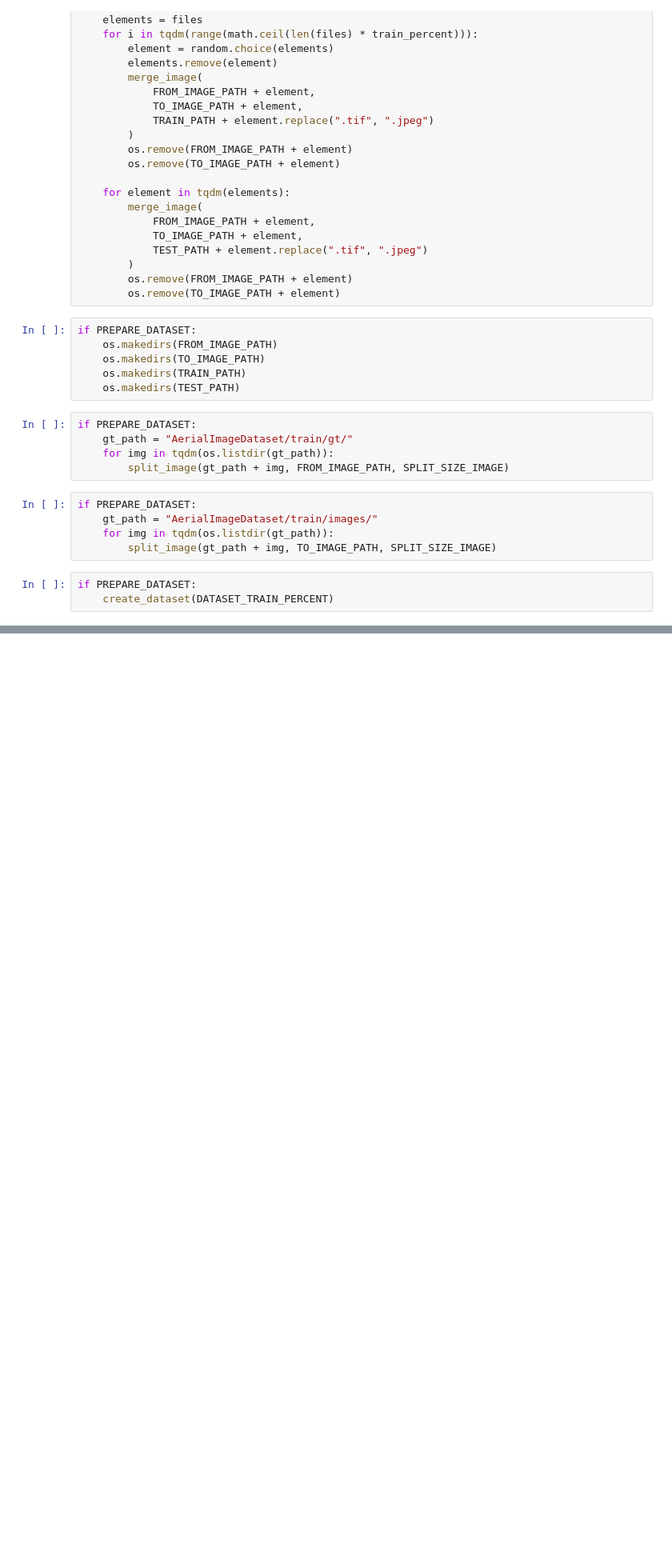
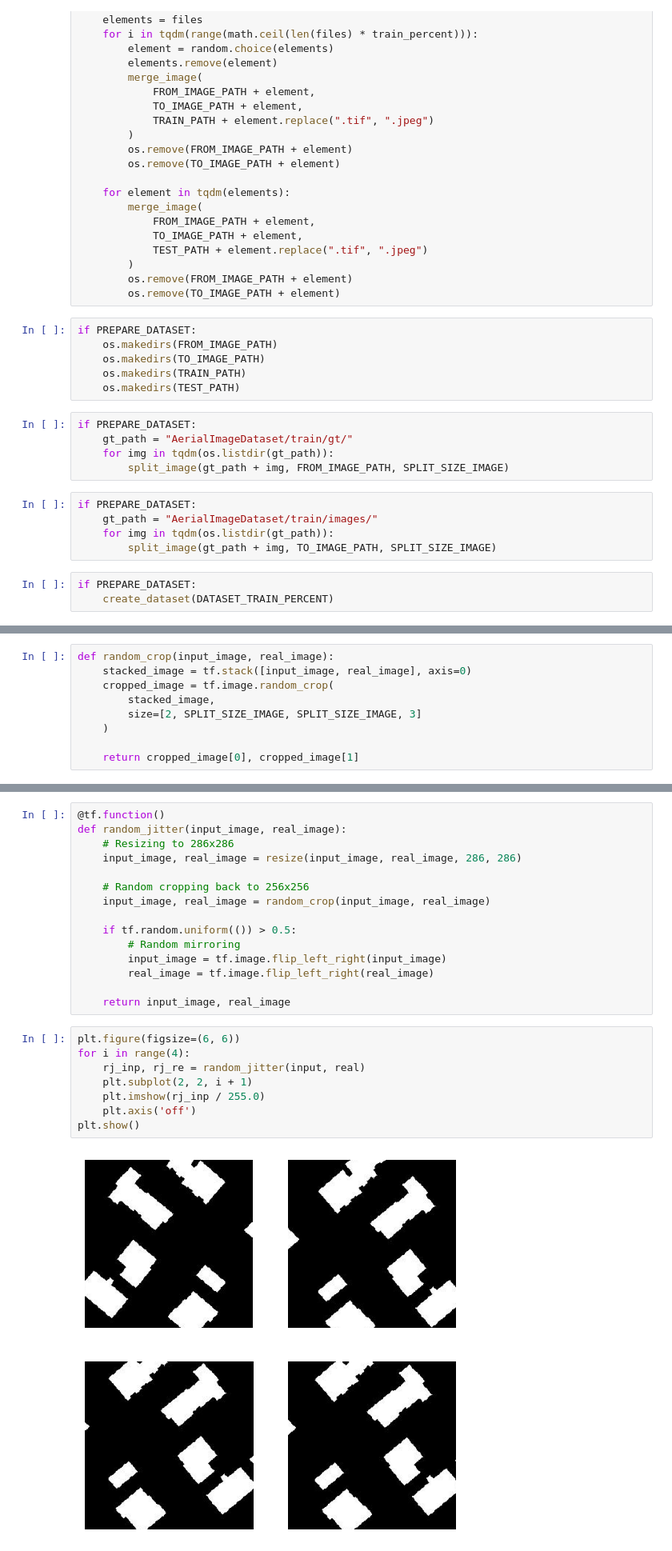
Before and after one commit to WGorag/RCP211_synthese_images_satellites, a Jupyter notebook: pix2pix.ipynb, the cells around one changed output, grey strips where cells are left out. Shown: that part at 80% size. Cells and saved outputs as stored; diff of their text form; blank space fills up the shorter version.

```diff
--- a/pix2pix.ipynb
+++ b/pix2pix.ipynb
@@ -100,0 +159,9 @@ if PREPARE_DATASET:
+# %%
+def random_crop(input_image, real_image):
+    stacked_image = tf.stack([input_image, real_image], axis=0)
+    cropped_image = tf.image.random_crop(
+        stacked_image,
+        size=[2, SPLIT_SIZE_IMAGE, SPLIT_SIZE_IMAGE, 3]
+    )
+
+    return cropped_image[0], cropped_image[1]
@@ -100,0 +175,25 @@ if PREPARE_DATASET:
+# %%
+@tf.function()
+def random_jitter(input_image, real_image):
+    # Resizing to 286x286
+    input_image, real_image = resize(input_image, real_image, 286, 286)
+
+    # Random cropping back to 256x256
+    input_image, real_image = random_crop(input_image, real_image)
+
+    if tf.random.uniform(()) > 0.5:
+        # Random mirroring
+        input_image = tf.image.flip_left_right(input_image)
+        real_image = tf.image.flip_left_right(real_image)
+
+    return input_image, real_image
+# %%
+plt.figure(figsize=(6, 6))
+for i in range(4):
+    rj_inp, rj_re = random_jitter(input, real)
+    plt.subplot(2, 2, i + 1)
+    plt.imshow(rj_inp / 255.0)
+    plt.axis('off')
+plt.show()
+# %% [output]
+[figure, added]
```
Also changed, not shown: parts of 11 cells of this notebook, 1 other file.
